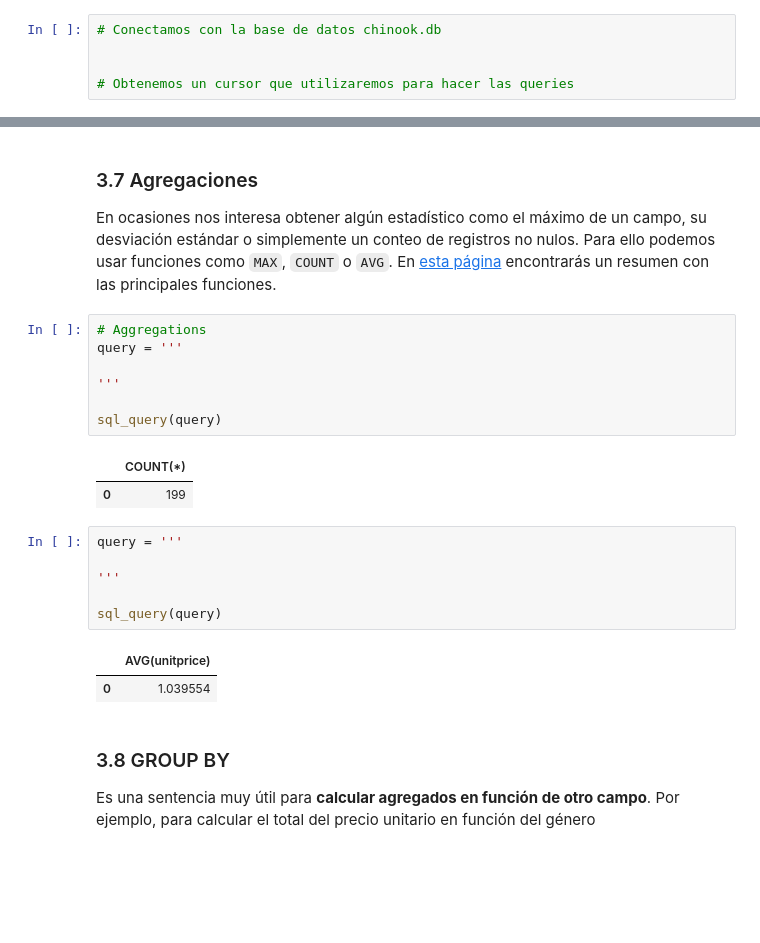
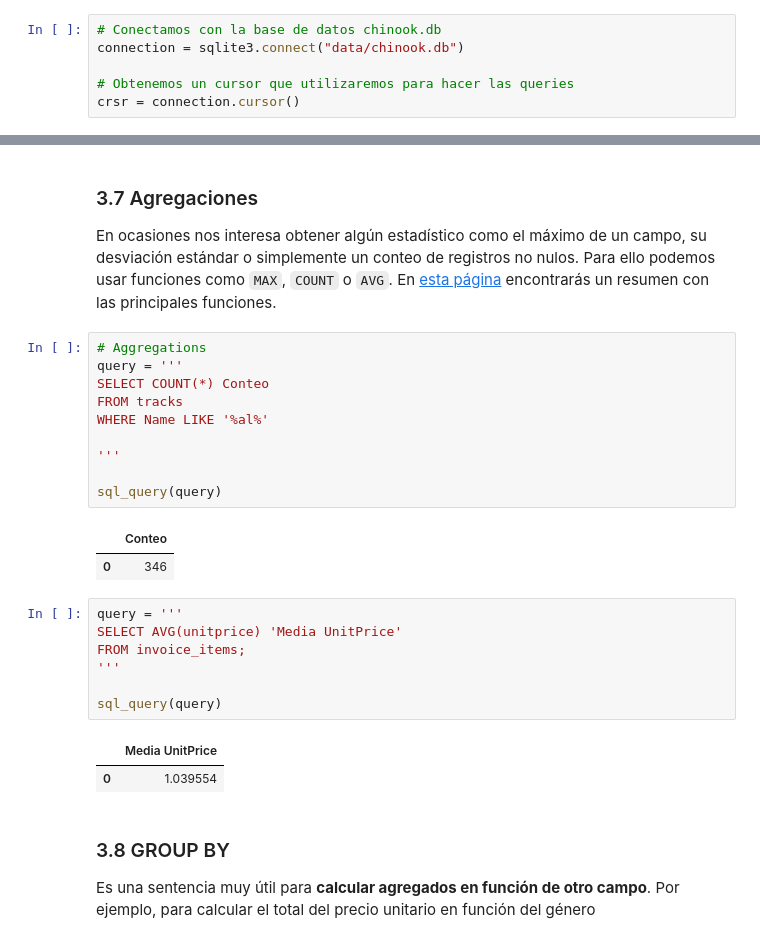
Before and after one commit to lhernandezc96/ds-nov23-thebridge, a Jupyter notebook: 2_Analytics/13-SQL/SQL_Python -aula.ipynb, the cells around one changed output, grey strips where cells are left out. Drawn from its saved outputs; the diff is of its cells as text; blank space fills up the shorter version.

```diff
--- a/2_Analytics/13-SQL/SQL_Python -aula.ipynb
+++ b/2_Analytics/13-SQL/SQL_Python -aula.ipynb
@@ -47,8 +52,9 @@ Lo primero que hacemos es **establecer conexión con la base de datos**. En este
 # %%
 # Conectamos con la base de datos chinook.db
-
+connection = sqlite3.connect("data/chinook.db")
 
 # Obtenemos un cursor que utilizaremos para hacer las queries
+crsr = connection.cursor()
 # %%
 def sql_query(query):
 
@@ -303,21 +342,25 @@ En ocasiones nos interesa obtener algún estadístico como el máximo de un camp
 # %%
 # Aggregations
 query = '''
+SELECT COUNT(*) Conteo
+FROM tracks
+WHERE Name LIKE '%al%'
 
 '''
 
 sql_query(query)
 # %% [output]
-|  | COUNT(*) |
-| 0 | 199 |
+|  | Conteo |
+| 0 | 346 |
 # %%
 query = '''
-
+SELECT AVG(unitprice) 'Media UnitPrice'
+FROM invoice_items;
 '''
 
 sql_query(query)
 # %% [output]
-|  | AVG(unitprice) |
+|  | Media UnitPrice |
 | 0 | 1.039554 |
 # %% [markdown]
 ### 3.8 GROUP BY
```
Also changed, not shown: parts of 37 cells of this notebook, 19 other files.
